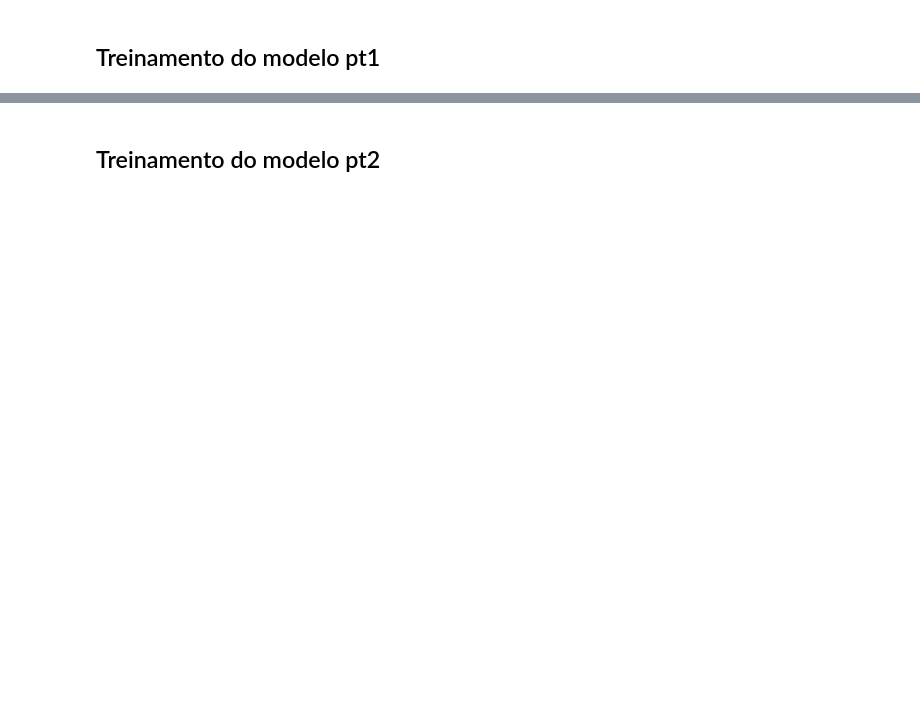
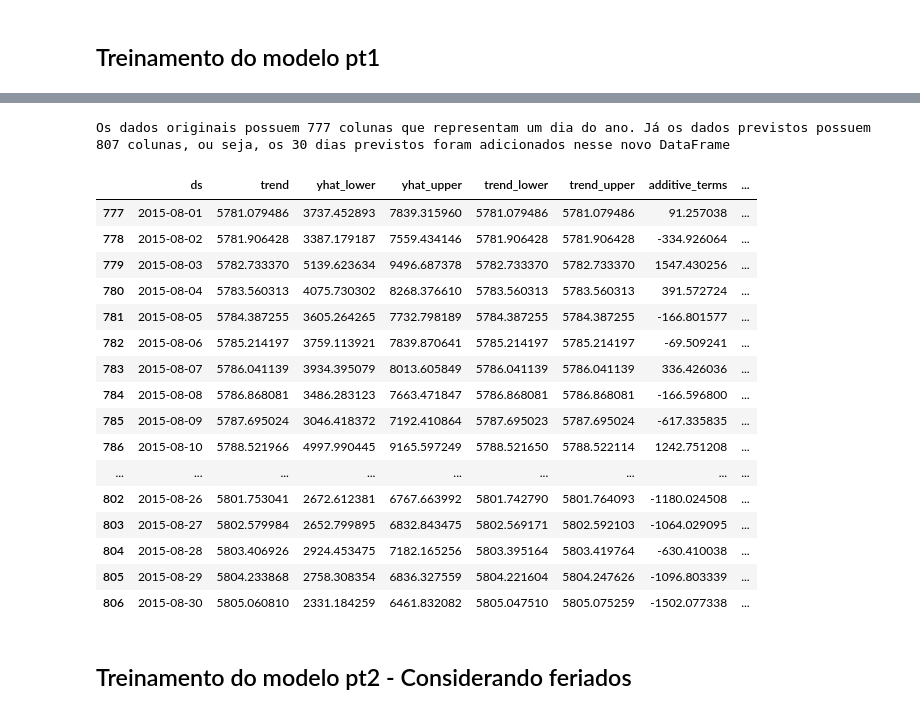
Before and after one commit to Vinicius-Luiz/ciencia_dados_para_empresas, a Jupyter notebook: DEPT VENDAS/Departamento_De_Vendas.ipynb, the cells around one changed output, grey strips where cells are left out. Cells and saved outputs as stored; diff of their text form; code cells hidden in the pictures; blank space fills up the shorter version.

Commit message:
ADD: Previsões de vendas 1

```diff
--- a/DEPT VENDAS/Departamento_De_Vendas.ipynb
+++ b/DEPT VENDAS/Departamento_De_Vendas.ipynb
@@ -427,0 +449,15 @@ sns.barplot(x = 'Promo', y = 'Customers', data = sales_info_all)
+# %%
+# Periods = Dias
+def sales_predict(sales_df, periods, store_id = False):
+  if store_id:
+    sales_df = sales_df[sales_df['Store'] == store_id]
+  sales_df = sales_df[['Date','Sales']].rename(columns={'Date': 'ds', 'Sales': 'y'}) # É necessário renomear as colunas
+  sales_df = sales_df.sort_values(by = 'ds') # É necessário ordenar os dados pela data
+
+  model = Prophet()
+  model.fit(sales_df)
+  future = model.make_future_dataframe(periods = periods) # Previsões futuras
+  forecast = model.predict(future) # Previsões
+  figure1 = model.plot(forecast, xlabel = 'Date', ylabel = 'Vendas')
+  figure2 = model.plot_components(forecast) # Dados sobre a série temporal
+  return sales_df, forecast
@@ -427,0 +472,4 @@ sns.barplot(x = 'Promo', y = 'Customers', data = sales_info_all)
+# %%
+num_dias_previsoes = 30
+loja = 21
+df_origin, df_predict = sales_predict(sales_info_all, num_dias_previsoes, loja)
@@ -427,0 +480,25 @@ sns.barplot(x = 'Promo', y = 'Customers', data = sales_info_all)
+# %%
+print(f'Os dados originais possuem {df_origin.shape[0]} colunas que representam um dia do ano. Já os dados previstos possuem {df_predict.shape[0]} colunas, ou seja, os {df_predict.shape[0]-df_origin.shape[0]} dias previstos foram adicionados nesse novo DataFrame')
+# %% [output]
+Os dados originais possuem 777 colunas que representam um dia do ano. Já os dados previstos possuem 807 colunas, ou seja, os 30 dias previstos foram adicionados nesse novo DataFrame
+# %%
+# Dados previstos
+df_predict.tail(num_dias_previsoes)
+# %% [output]
+|  | ds | trend | yhat_lower | yhat_upper | trend_lower | trend_upper | additive_terms | ... |
+| 777 | 2015-08-01 | 5781.079486 | 3737.452893 | 7839.315960 | 5781.079486 | 5781.079486 | 91.257038 | ... |
+| 778 | 2015-08-02 | 5781.906428 | 3387.179187 | 7559.434146 | 5781.906428 | 5781.906428 | -334.926064 | ... |
+| 779 | 2015-08-03 | 5782.733370 | 5139.623634 | 9496.687378 | 5782.733370 | 5782.733370 | 1547.430256 | ... |
+| 780 | 2015-08-04 | 5783.560313 | 4075.730302 | 8268.376610 | 5783.560313 | 5783.560313 | 391.572724 | ... |
+| 781 | 2015-08-05 | 5784.387255 | 3605.264265 | 7732.798189 | 5784.387255 | 5784.387255 | -166.801577 | ... |
+| 782 | 2015-08-06 | 5785.214197 | 3759.113921 | 7839.870641 | 5785.214197 | 5785.214197 | -69.509241 | ... |
+| 783 | 2015-08-07 | 5786.041139 | 3934.395079 | 8013.605849 | 5786.041139 | 5786.041139 | 336.426036 | ... |
+| 784 | 2015-08-08 | 5786.868081 | 3486.283123 | 7663.471847 | 5786.868081 | 5786.868081 | -166.596800 | ... |
+| 785 | 2015-08-09 | 5787.695024 | 3046.418372 | 7192.410864 | 5787.695023 | 5787.695024 | -617.335835 | ... |
+| 786 | 2015-08-10 | 5788.521966 | 4997.990445 | 9165.597249 | 5788.521650 | 5788.522114 | 1242.751208 | ... |
+| ... | ... | ... | ... | ... | ... | ... | ... | ... |
+| 802 | 2015-08-26 | 5801.753041 | 2672.612381 | 6767.663992 | 5801.742790 | 5801.764093 | -1180.024508 | ... |
+| 803 | 2015-08-27 | 5802.579984 | 2652.799895 | 6832.843475 | 5802.569171 | 5802.592103 | -1064.029095 | ... |
+| 804 | 2015-08-28 | 5803.406926 | 2924.453475 | 7182.165256 | 5803.395164 | 5803.419764 | -630.410038 | ... |
+| 805 | 2015-08-29 | 5804.233868 | 2758.308354 | 6836.327559 | 5804.221604 | 5804.247626 | -1096.803339 | ... |
+| 806 | 2015-08-30 | 5805.060810 | 2331.184259 | 6461.832082 | 5805.047510 | 5805.075259 | -1502.077338 | ... |
@@ -428,2 +507,2 @@ sns.barplot(x = 'Promo', y = 'Customers', data = sales_info_all)
 # %% [markdown]
-## Treinamento do modelo pt2
+## Treinamento do modelo pt2 - Considerando feriados
```
Also changed, not shown: parts of 26 cells of this notebook, 1 other file.
